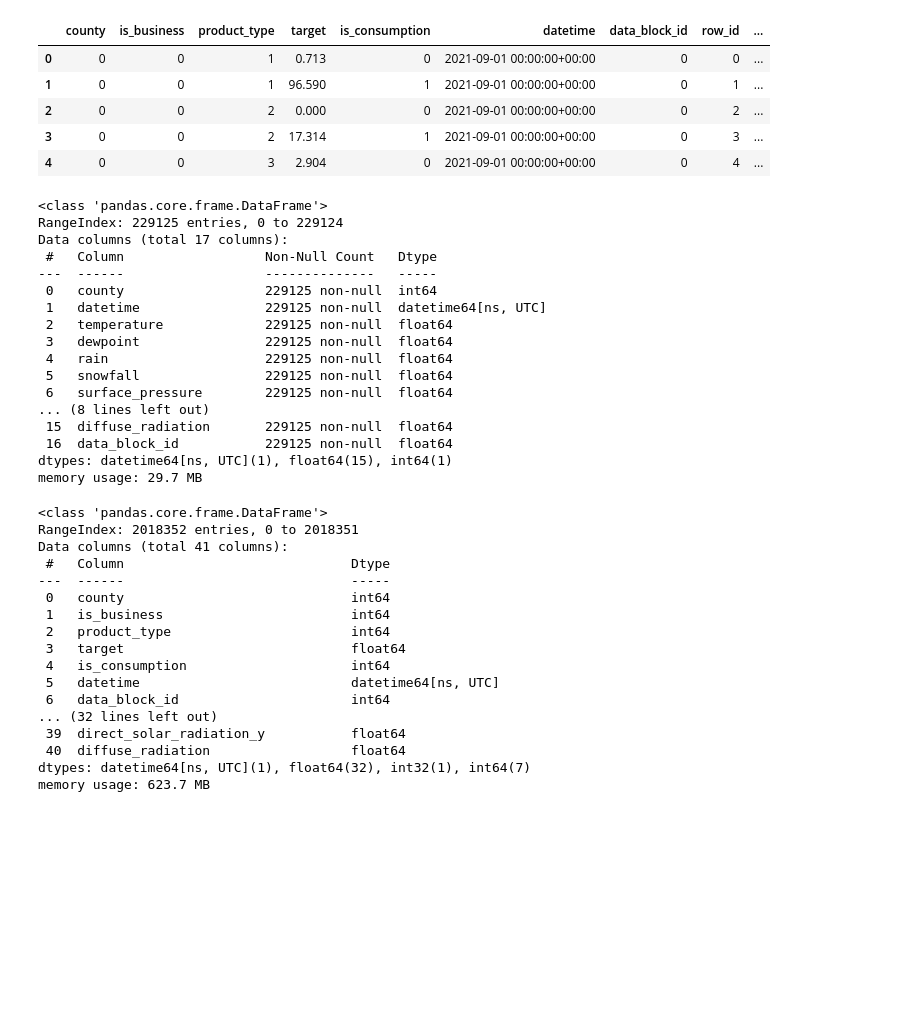
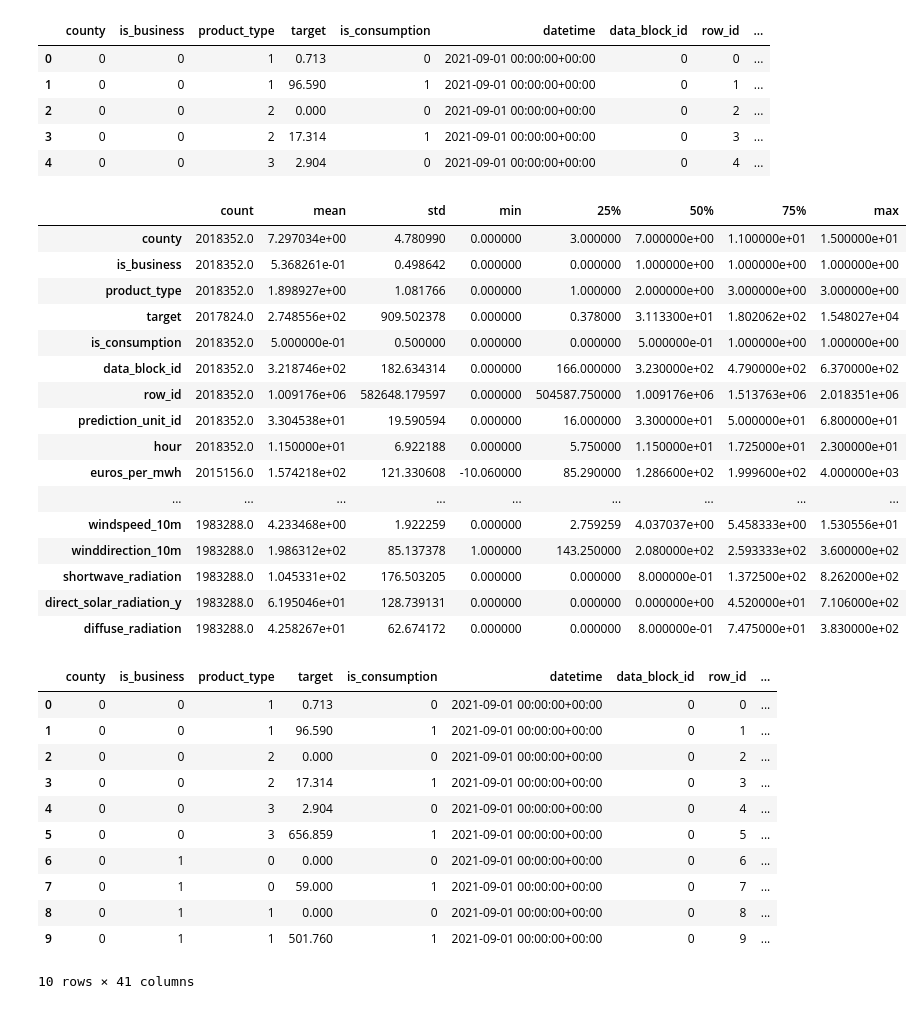
Before and after one commit to hymeng3/kaggle-enefit-prosumer-predict, a Jupyter notebook: notebook.ipynb, the cells around one changed output. Saved outputs shown, nothing was run; the diff lists cells and outputs as text; code cells hidden in the pictures; blank space fills up the shorter version.

```diff
--- a/notebook.ipynb
+++ b/notebook.ipynb
@@ -119,26 +121,6 @@ historical_weather_datetime['datetime']= pd.to_datetime(historical_weather_datet
 historical_weather_datetime_county= historical_weather.groupby(['county',historical_weather['datetime'].dt.to_period('h')])[list(historical_weather.drop(['county','datetime'], axis= 1).columns)].mean().reset_index()
 historical_weather_datetime_county['datetime']= pd.to_datetime(
 historical_weather_datetime_county['datetime'].dt.to_timestamp(), utc=True)
-
-historical_weather_datetime_county.info()
-# %% [output]
-<class 'pandas.core.frame.DataFrame'>
-RangeIndex: 229125 entries, 0 to 229124
-Data columns (total 17 columns):
- #   Column                  Non-Null Count   Dtype
----  ------                  --------------   -----
- 0   county                  229125 non-null  int64
- 1   datetime                229125 non-null  datetime64[ns, UTC]
- 2   temperature             229125 non-null  float64
- 3   dewpoint                229125 non-null  float64
- 4   rain                    229125 non-null  float64
- 5   snowfall                229125 non-null  float64
- 6   surface_pressure        229125 non-null  float64
-... (8 lines left out)
- 15  diffuse_radiation       229125 non-null  float64
- 16  data_block_id           229125 non-null  float64
-dtypes: datetime64[ns, UTC](1), float64(15), int64(1)
-memory usage: 29.7 MB
 # %%
 # Join weather data with training target
 dataset = dataset.merge(forecast_weather_datetime_county, how='left', on=['datetime', 'county'])
@@ -146,23 +128,38 @@ dataset = dataset.merge(forecast_weather_datetime_county, how='left', on=['datet
 historical_weather_datetime_county['hour']= historical_weather_datetime_county['datetime'].dt.hour
 historical_weather_datetime_county.drop('datetime', axis= 1, inplace= True)
 dataset = dataset.merge(historical_weather_datetime_county, how='left', on=['data_block_id', 'county', 'hour'])
-
-dataset.info()
-# %% [output]
-<class 'pandas.core.frame.DataFrame'>
-RangeIndex: 2018352 entries, 0 to 2018351
-Data columns (total 41 columns):
- #   Column                             Dtype
----  ------                             -----
- 0   county                             int64
- 1   is_business                        int64
- 2   product_type                       int64
- 3   target                             float64
- 4   is_consumption                     int64
- 5   datetime                           datetime64[ns, UTC]
- 6   data_block_id                      int64
-... (32 lines left out)
- 39  direct_solar_radiation_y           float64
- 40  diffuse_radiation                  float64
-dtypes: datetime64[ns, UTC](1), float64(32), int32(1), int64(7)
-memory usage: 623.7 MB
+# %%
+dataset.describe().T
+# %% [output]
+|  | count | mean | std | min | 25% | 50% | 75% | max |
+| county | 2018352.0 | 7.297034e+00 | 4.780990 | 0.000000 | 3.000000 | 7.000000e+00 | 1.100000e+01 | 1.500000e+01 |
+| is_business | 2018352.0 | 5.368261e-01 | 0.498642 | 0.000000 | 0.000000 | 1.000000e+00 | 1.000000e+00 | 1.000000e+00 |
+| product_type | 2018352.0 | 1.898927e+00 | 1.081766 | 0.000000 | 1.000000 | 2.000000e+00 | 3.000000e+00 | 3.000000e+00 |
+| target | 2017824.0 | 2.748556e+02 | 909.502378 | 0.000000 | 0.378000 | 3.113300e+01 | 1.802062e+02 | 1.548027e+04 |
+| is_consumption | 2018352.0 | 5.000000e-01 | 0.500000 | 0.000000 | 0.000000 | 5.000000e-01 | 1.000000e+00 | 1.000000e+00 |
+| data_block_id | 2018352.0 | 3.218746e+02 | 182.634314 | 0.000000 | 166.000000 | 3.230000e+02 | 4.790000e+02 | 6.370000e+02 |
+| row_id | 2018352.0 | 1.009176e+06 | 582648.179597 | 0.000000 | 504587.750000 | 1.009176e+06 | 1.513763e+06 | 2.018351e+06 |
+| prediction_unit_id | 2018352.0 | 3.304538e+01 | 19.590594 | 0.000000 | 16.000000 | 3.300000e+01 | 5.000000e+01 | 6.800000e+01 |
+| hour | 2018352.0 | 1.150000e+01 | 6.922188 | 0.000000 | 5.750000 | 1.150000e+01 | 1.725000e+01 | 2.300000e+01 |
+| euros_per_mwh | 2015156.0 | 1.574218e+02 | 121.330608 | -10.060000 | 85.290000 | 1.286600e+02 | 1.999600e+02 | 4.000000e+03 |
+| ... | ... | ... | ... | ... | ... | ... | ... | ... |
+| windspeed_10m | 1983288.0 | 4.233468e+00 | 1.922259 | 0.000000 | 2.759259 | 4.037037e+00 | 5.458333e+00 | 1.530556e+01 |
+| winddirection_10m | 1983288.0 | 1.986312e+02 | 85.137378 | 1.000000 | 143.250000 | 2.080000e+02 | 2.593333e+02 | 3.600000e+02 |
+| shortwave_radiation | 1983288.0 | 1.045331e+02 | 176.503205 | 0.000000 | 0.000000 | 8.000000e-01 | 1.372500e+02 | 8.262000e+02 |
+| direct_solar_radiation_y | 1983288.0 | 6.195046e+01 | 128.739131 | 0.000000 | 0.000000 | 0.000000e+00 | 4.520000e+01 | 7.106000e+02 |
+| diffuse_radiation | 1983288.0 | 4.258267e+01 | 62.674172 | 0.000000 | 0.000000 | 8.000000e-01 | 7.475000e+01 | 3.830000e+02 |
+# %%
+dataset.head(10)
+# %% [output]
+|  | county | is_business | product_type | target | is_consumption | datetime | data_block_id | row_id | ... |
+| 0 | 0 | 0 | 1 | 0.713 | 0 | 2021-09-01 00:00:00+00:00 | 0 | 0 | ... |
+| 1 | 0 | 0 | 1 | 96.590 | 1 | 2021-09-01 00:00:00+00:00 | 0 | 1 | ... |
+| 2 | 0 | 0 | 2 | 0.000 | 0 | 2021-09-01 00:00:00+00:00 | 0 | 2 | ... |
+| 3 | 0 | 0 | 2 | 17.314 | 1 | 2021-09-01 00:00:00+00:00 | 0 | 3 | ... |
+| 4 | 0 | 0 | 3 | 2.904 | 0 | 2021-09-01 00:00:00+00:00 | 0 | 4 | ... |
+| 5 | 0 | 0 | 3 | 656.859 | 1 | 2021-09-01 00:00:00+00:00 | 0 | 5 | ... |
+| 6 | 0 | 1 | 0 | 0.000 | 0 | 2021-09-01 00:00:00+00:00 | 0 | 6 | ... |
+| 7 | 0 | 1 | 0 | 59.000 | 1 | 2021-09-01 00:00:00+00:00 | 0 | 7 | ... |
+| 8 | 0 | 1 | 1 | 0.000 | 0 | 2021-09-01 00:00:00+00:00 | 0 | 8 | ... |
+| 9 | 0 | 1 | 1 | 501.760 | 1 | 2021-09-01 00:00:00+00:00 | 0 | 9 | ... |
+10 rows × 41 columns
```
Also changed, not shown: parts of 4 cells of this notebook.
